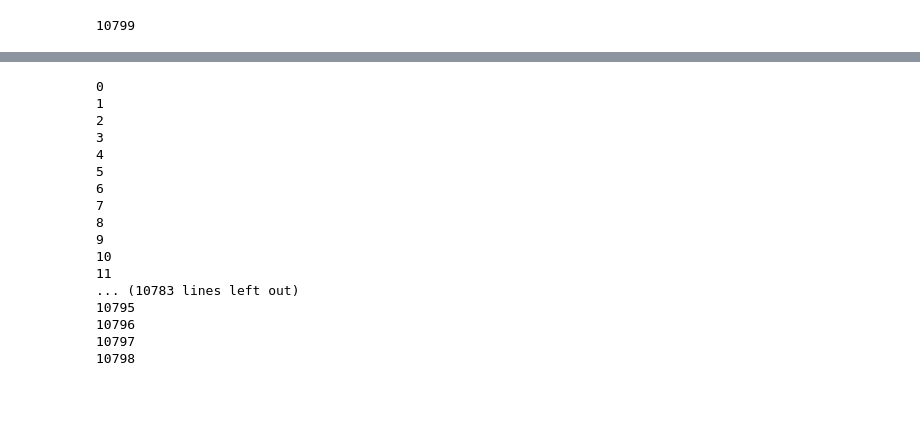
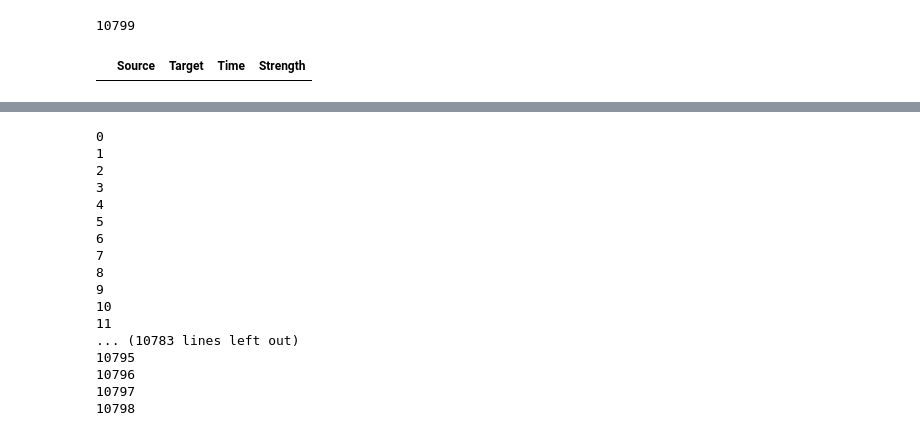
Before and after one commit to MAZ-CAS-DDJ/kurs_21_22, a Jupyter notebook: 17 Einführung in die Netzwerkanalyse/2 Daten besorgen/1 Twitter/Twitter Konversationen als Netzwerk.ipynb, the cells around one changed output, grey strips where cells are left out. Saved outputs shown, nothing was run; the diff lists cells and outputs as text; code cells hidden in the pictures; blank space fills up the shorter version.

```diff
--- a/17 Einführung in die Netzwerkanalyse/2 Daten besorgen/1 Twitter/Twitter Konversationen als Netzwerk.ipynb
+++ b/17 Einführung in die Netzwerkanalyse/2 Daten besorgen/1 Twitter/Twitter Konversationen als Netzwerk.ipynb
@@ -50,3 +55,8 @@ fh = open(tweetfile, 'r')
 len(fh.readlines())
 # %% [output]
 10799
+# %%
+userdata = pd.DataFrame(columns=('Id','Label','user_created_at','profile_image','followers_count','friends_count' ))
+edges = pd.DataFrame(columns=('Source','Target','Time', "Strength"))
+# %% [output]
+|  | Source | Target | Time | Strength |
```
Also changed, not shown: parts of 9 cells of this notebook, 12 other files.
